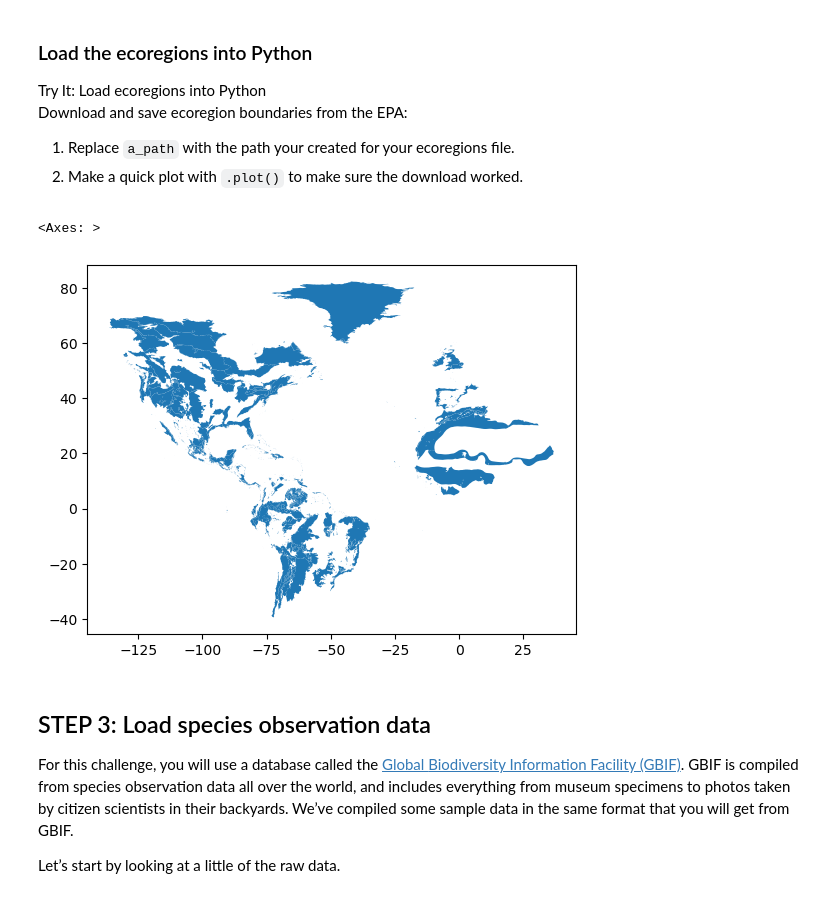
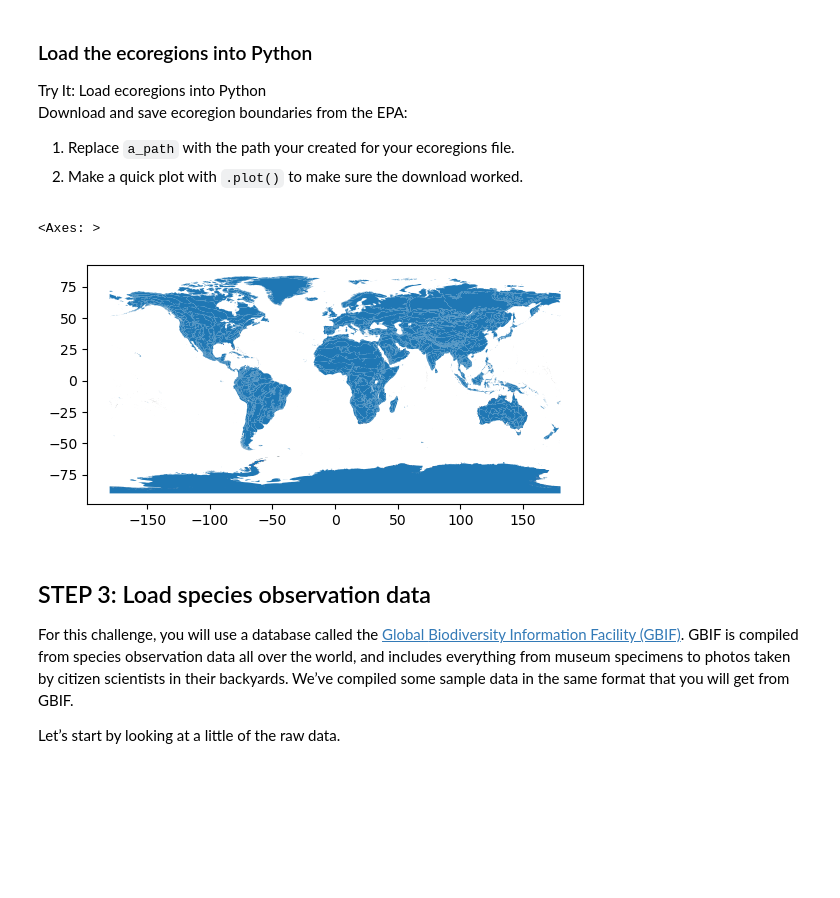
Before and after one commit to earthlab-education/02-migration-Keingtobin, a Jupyter notebook: notebooks/migration-31-wrangle.ipynb, the cells around one changed output. Saved outputs shown, nothing was run; the diff lists cells and outputs as text; code cells hidden in the pictures; blank space fills up the shorter version.

Commit message:
fixed data-get, did plotting

```diff
--- a/notebooks/migration-31-wrangle.ipynb
+++ b/notebooks/migration-31-wrangle.ipynb
@@ -64,13 +66,14 @@ your Finder/File Explorer.</li>
 > and it tells you that the next piece of the path is **inside** the
 > previous one.
 # %%
-# Create data directory
-project = earthpy.Project(
-    title="Veery Migration 2023",
-    dirname="migration_data")
-# Download sample data
-project.get_data()
+# Define directory to store our data in
+directory = os.path.join(
+    pathlib.Path.home(),
+    "earthlab",
+    "data",
+    "veery_migration"
+)
+print(f'You can find all downloaded data here: {directory}')
 
-# Display the project directory
-project.project_dir
+os.makedirs(directory, exist_ok=True)
 # %% [output]
@@ -104,15 +107,36 @@ ecoregions file.</li>
 download worked.</li>
 </ol></div></div>
 # %%
-# Open up the ecoregions boundaries
-data_path = str(project.project_dir) + "/ecoregions" # str(obj) converts an object to string, one way to do string append
-ecoregion_gdf = gpd.read_file(data_path)
+# Ecoregion download URL
+ecoregion_url = "https://storage.googleapis.com/teow2016/Ecoregions2017.zip"
 
-# Plot the ecoregions quickly to check download
+# Create a directory to save the ecoregion data
+ecoregion_directory = os.path.join(directory, 'ecoregions')
+os.makedirs(ecoregion_directory, exist_ok=True)
+
+# Define the path that the ecoregion data is going to be stored in
+ecoregion_path = os.path.join(ecoregion_directory, 'ecoregions.shp')
+
+# Only download and save the data once
+if not os.path.exists(ecoregion_path):
+    ecoregion_geodataframe = gpd.read_file(ecoregion_url)
+    ecoregion_geodataframe.to_file(ecoregion_path)
+
+# Open the downloaded ecoregion data and store as a geodataframe
+ecoregion_gdf = (
+    gpd.read_file(ecoregion_path)
+    # Select only wanted columns
+    [['OBJECTID', 'ECO_NAME', 'SHAPE_AREA', 'geometry']]
+    .rename(columns={
+        'OBJECTID' : 'ecoregion'
+    })
+    .set_index('ecoregion')
+)
+
 ecoregion_gdf.plot()
 # %% [output]
 <Axes: >
-[figure, old version]
+[figure, new version]
 # %% [markdown]
 ## STEP 3: Load species observation data
 
```
Also changed, not shown: parts of 7 cells of this notebook, 2 other files.
